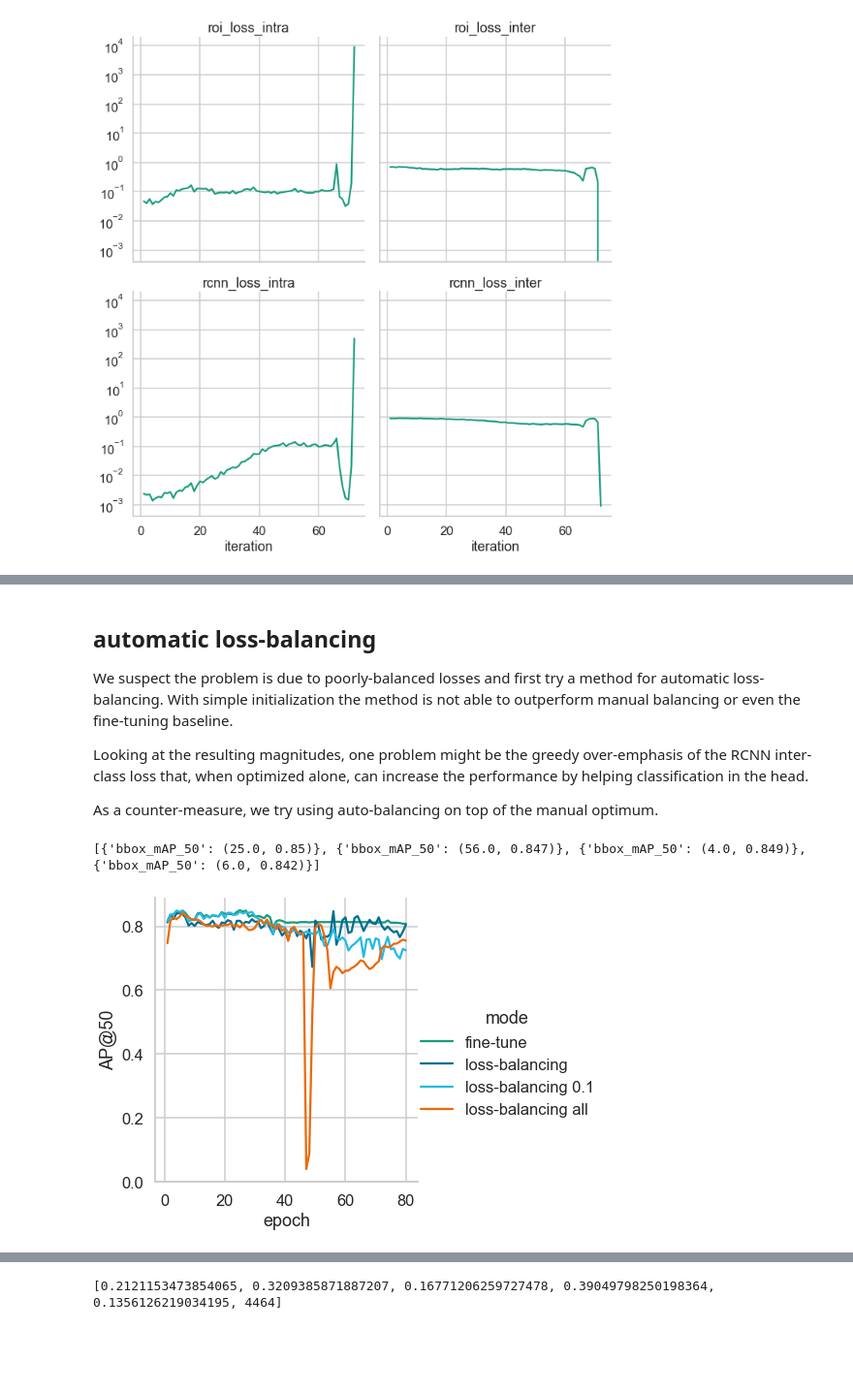
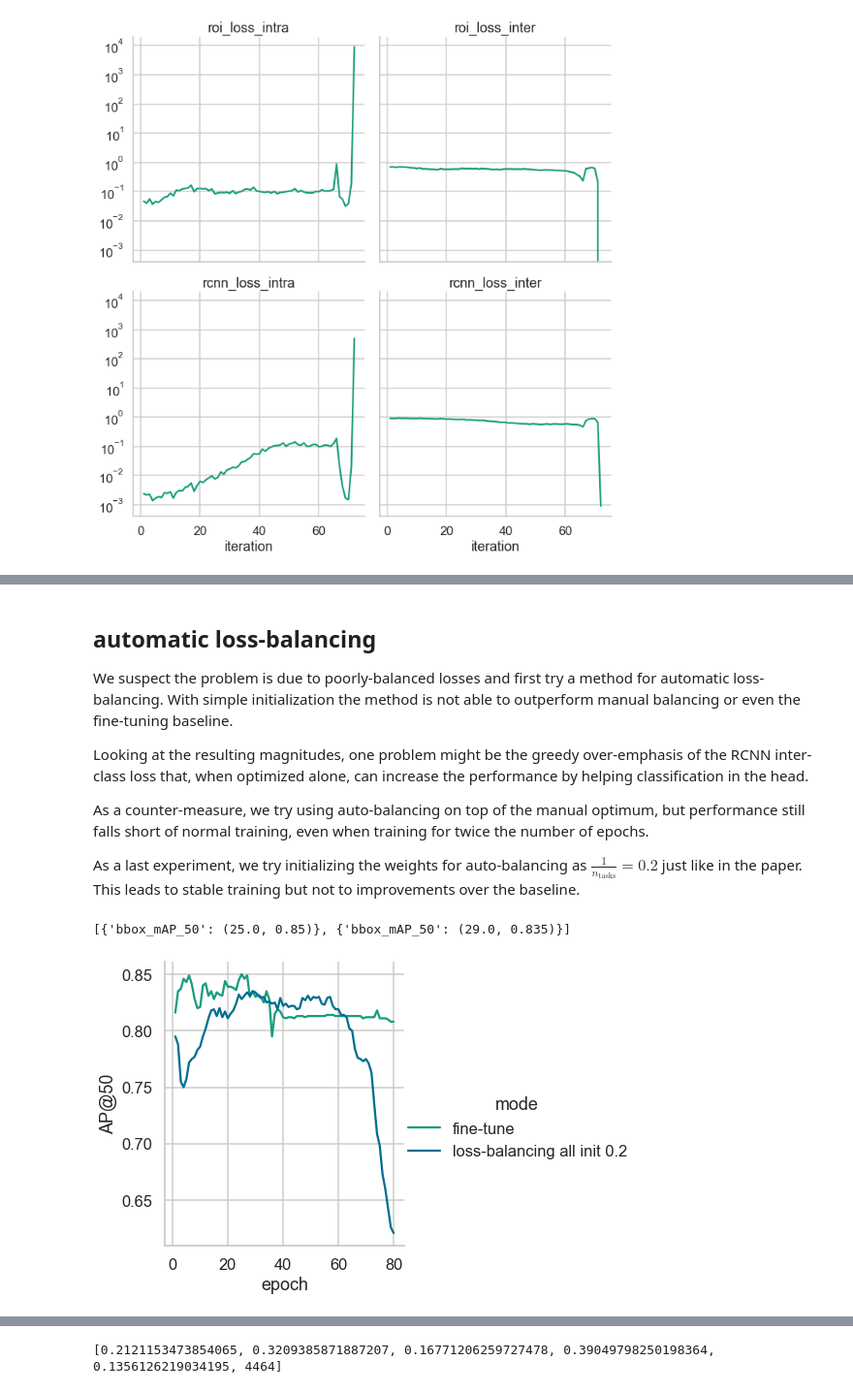
Before and after one commit to ThaddaeusWiedemer/FisheyeSPA, a Jupyter notebook: results/gpa.ipynb, the cells around one changed output, grey strips where cells are left out. Shown: that part at 97% size. Drawn from its saved outputs; the diff is of its cells as text; code cells hidden in the pictures; blank space fills up the shorter version.

```diff
--- a/results/gpa.ipynb
+++ b/results/gpa.ipynb
@@ -42,27 +73,33 @@ We suspect the problem is due to poorly-balanced losses and first try a method f
 
 Looking at the resulting magnitudes, one problem might be the greedy over-emphasis of the RCNN inter-class loss that, when optimized alone, can increase the performance by helping classification in the head.
 
-As a counter-measure, we try using auto-balancing on top of the manual optimum.
+As a counter-measure, we try using auto-balancing on top of the manual optimum, but performance still falls short of normal training, even when training for twice the number of epochs.
+
+As a last experiment, we try initializing the weights for auto-balancing as $\frac{1}{n_\text{tasks}} = 0.2$ just like in the paper. This leads to stable training but not to improvements over the baseline.
 # %%
 from log_analysis import *
 
 logs = [['GPA/tuning/coco_piropo_100a_ft_80_step40_seeded.log', 'fine-tune'],
-        ['GPA/tuning/coco_piropo_100a_da1roi1rcnn1intra1inter1nFalsegtFalsemean_squared_seed_auto.log', 'loss-balancing'],
-        ['GPA/tuning/coco_piropo_100a_da01roi1rcnn1intra1inter1nFalsegtFalsemean_squared_seed_auto.log', 'loss-balancing 0.1'],
-        ['GPA/tuning/coco_piropo_100a_da1roi1rcnn1intra1inter1nFalsegtFalsemean_squared_seed_autoall.log', 'loss-balancing all']]
+        # ['GPA/tuning/coco_piropo_100a_da1roi1rcnn1intra1inter1nFalsegtFalsemean_squared_seed_auto.log', 'loss-balancing'],
+        # ['GPA/tuning/coco_piropo_100a_da01roi1rcnn1intra1inter1nFalsegtFalsemean_squared_seed_auto.log', 'loss-balancing 0.1'],
+        # ['GPA/tuning/coco_piropo_100a_da1roi1rcnn1intra1inter1nFalsegtFalsemean_squared_seed_autoall.log', 'loss-balancing all'],
+        ['GPA/tuning/coco_piropo_100a_da1roi1rcnn1intra1inter1nFalsegtFalsemean_squared_seed_autoallinit.log', 'loss-balancing all init 0.2'],
+        # ['GPA/tuning/coco_piropo_100a_da1roi01rcnn1intra100inter1nFalsegtFalsemean_squared_seed_autoall.log', 'loss-balancing all manual'],
+        # ['GPA/tuning/coco_piropo_100a_da1roi1rcnn1intra1inter0001nFalsegtFalsemean_squared_seed_autoall.log', 'loss-balancing all inter 0001']
+        ]
 
 sb.set_context('talk')
 sb.set_style('whitegrid')
 sb.set_palette(kit())
 
 df, maxs = df_from_log(['mode'], ['bbox_mAP_50'], logs, get_max=True)
 
 g = sb.relplot(data=df[df['occurrence']<=80], x='occurrence', y='value', kind='line', hue='mode')
 g.set_axis_labels('epoch', 'AP@50')
 print(maxs)
 # %% [output]
-[{'bbox_mAP_50': (25.0, 0.85)}, {'bbox_mAP_50': (56.0, 0.847)}, {'bbox_mAP_50': (4.0, 0.849)}, {'bbox_mAP_50': (6.0, 0.842)}]
+[{'bbox_mAP_50': (25.0, 0.85)}, {'bbox_mAP_50': (29.0, 0.835)}]
-[figure, old version]
+[figure, new version]
 # %%
 from log_analysis import *
 
```
Also changed, not shown: parts of 22 cells of this notebook, 2 other files.
